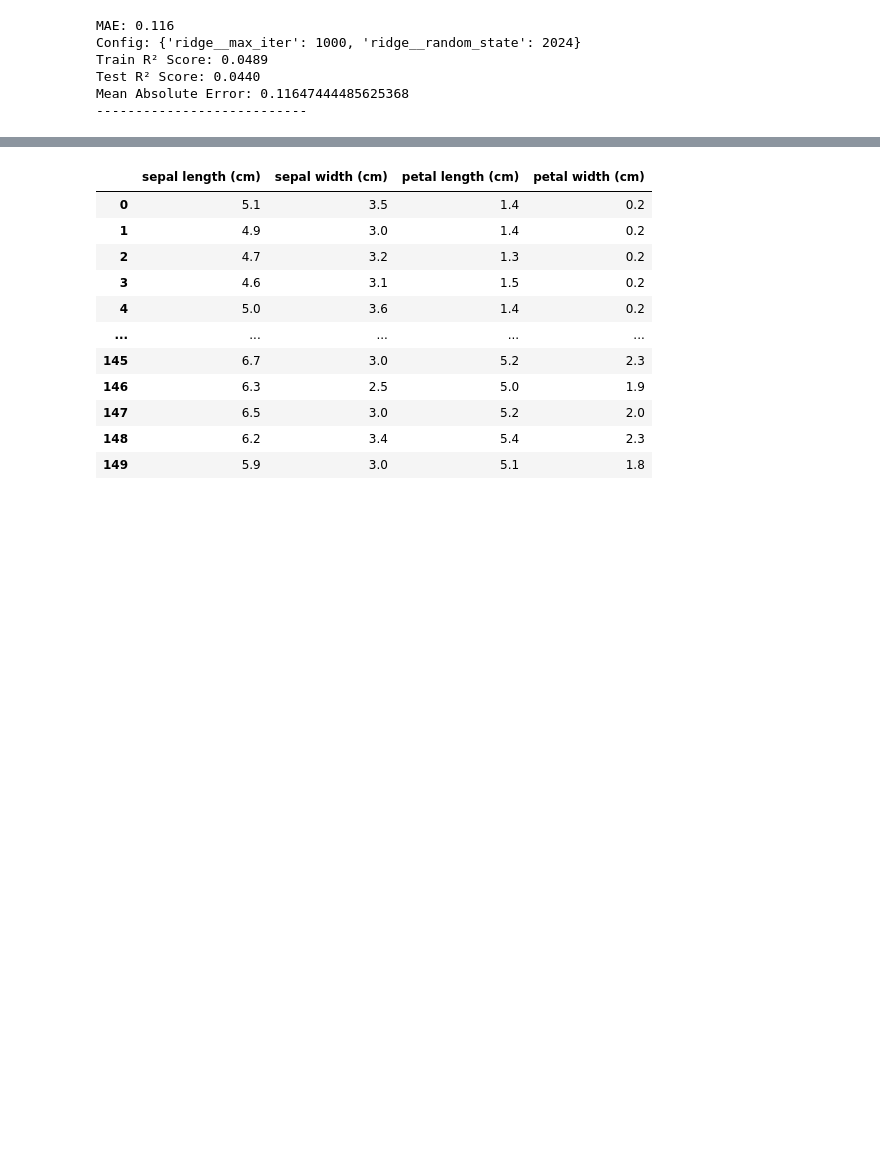
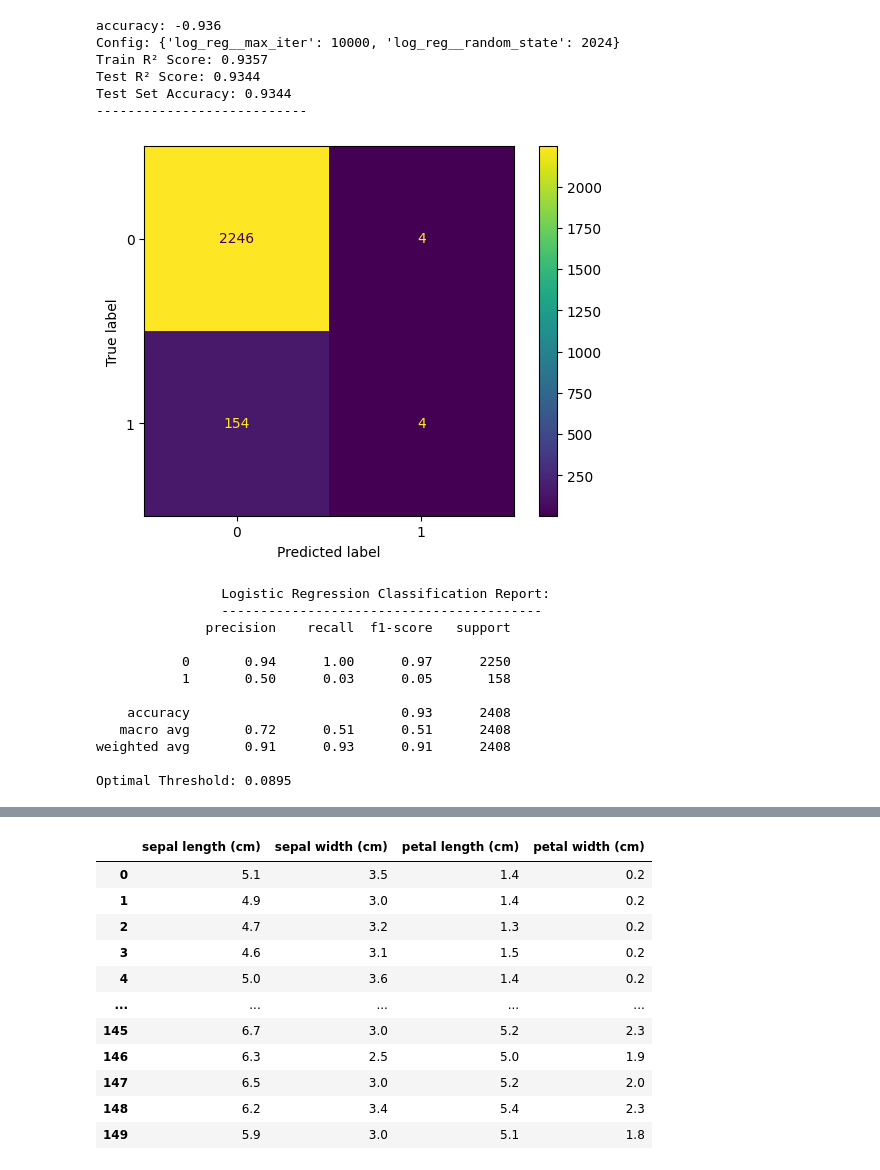
Before and after one commit to CaitlinECataldo/machine-learning-class, a Jupyter notebook: project.ipynb, the cells around one changed output, grey strips where cells are left out. Saved outputs shown, nothing was run; the diff lists cells and outputs as text; code cells hidden in the pictures; blank space fills up the shorter version.

```diff
--- a/project.ipynb
+++ b/project.ipynb
@@ -52,14 +60,27 @@ Optimal Threshold: inf
 # %%
 df = pd.read_csv("Credit.csv")
 
 y = df['Credit']
 X = df.drop(columns='Credit')
 
-result = runPipeline(X, y, {'model_name': 'log_reg','max_iter': 10000})
+result = runPipeline(X, y, parameters={'model_name': 'log_reg','max_iter': 10000})
 # %% [output]
-MAE: 0.116
-Config: {'ridge__max_iter': 1000, 'ridge__random_state': 2024}
-Train R² Score: 0.0489
-Test R² Score: 0.0440
-Mean Absolute Error: 0.11647444485625368
+accuracy: -0.936
+Config: {'log_reg__max_iter': 10000, 'log_reg__random_state': 2024}
+Train R² Score: 0.9357
+Test R² Score: 0.9344
+Test Set Accuracy: 0.9344
 ---------------------------
+[figure, added]
+                Logistic Regression Classification Report:
+                -----------------------------------------
+              precision    recall  f1-score   support
+
+           0       0.94      1.00      0.97      2250
+           1       0.50      0.03      0.05       158
+
+    accuracy                           0.93      2408
+   macro avg       0.72      0.51      0.51      2408
+weighted avg       0.91      0.93      0.91      2408
+
+Optimal Threshold: 0.0895
```
Also changed, not shown: parts of 9 cells of this notebook, 3 other files.
